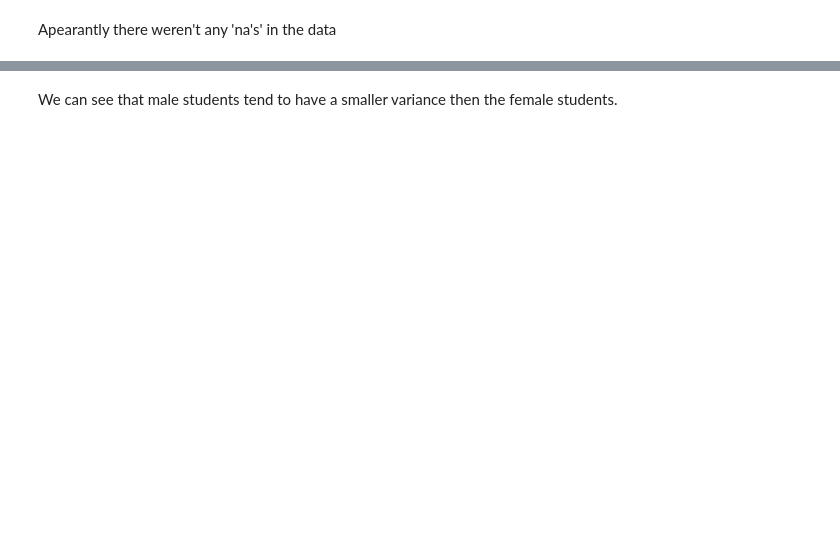
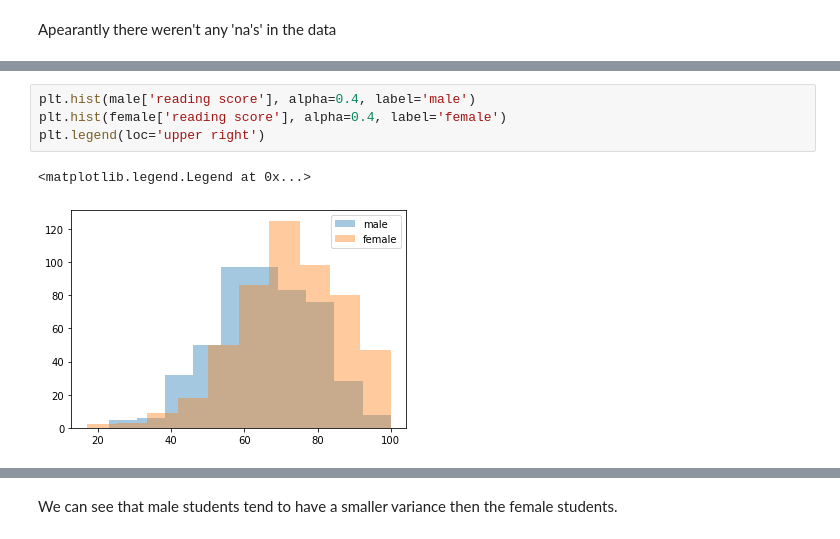
Before and after one commit to ShaiAharon/DataScience2021, a Jupyter notebook: tirgul_9/tirgul9.ipynb, the cells around one changed output, grey strips where cells are left out. Cells and saved outputs as stored; diff of their text form; blank space fills up the shorter version.

```diff
--- a/tirgul_9/tirgul9.ipynb
+++ b/tirgul_9/tirgul9.ipynb
@@ -43,0 +124,7 @@ data.groupby('gender').var()
+# %%
+plt.hist(male['reading score'], alpha=0.4, label='male')
+plt.hist(female['reading score'], alpha=0.4, label='female')
+plt.legend(loc='upper right')
+# %% [output]
+<matplotlib.legend.Legend at 0x...>
+[figure, added]
```
Also changed, not shown: parts of 112 cells of this notebook.
